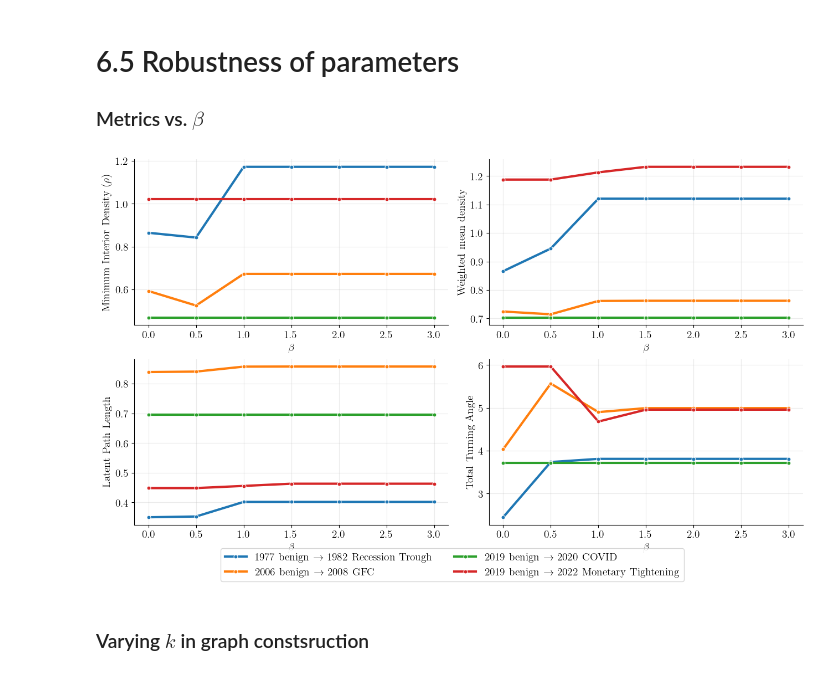
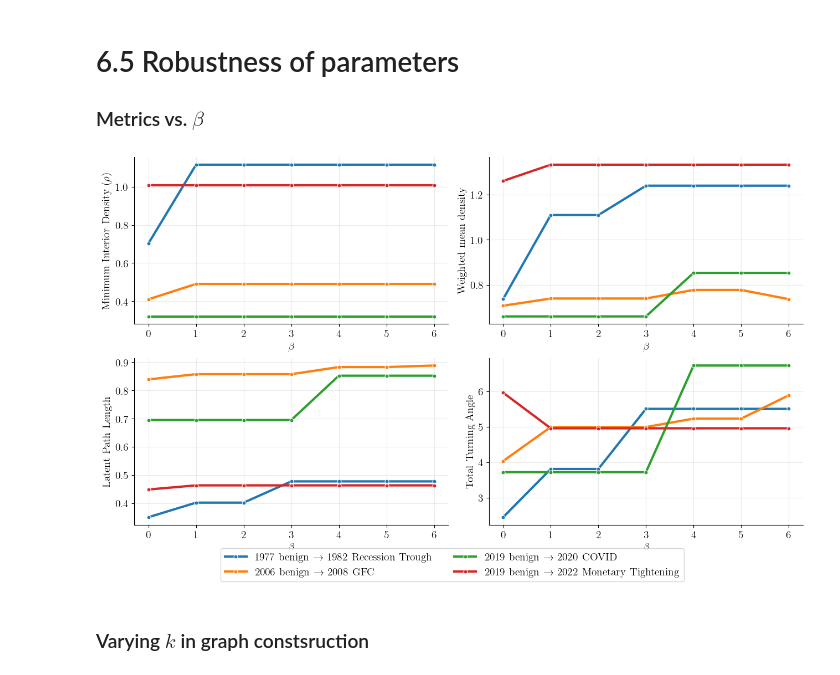
Before and after one commit to adamfowliee/JDKF_Starter, a Jupyter notebook: dissertation_brief/dissertation_results.ipynb, the cells around one changed output. Saved outputs shown, nothing was run; the diff lists cells and outputs as text; code cells hidden in the pictures.

```diff
--- a/dissertation_brief/dissertation_results.ipynb
+++ b/dissertation_brief/dissertation_results.ipynb
@@ -759,21 +823,19 @@ def lift_validation(z_hat, Z):
     dNN, _ = nn.kneighbors(z_hat)
     return dNN
 
-h, med_Dsq, (rho, V, scale) = density_and_bandwidth(Psi)
-
 idx_pairs = {name: (dates.get_loc(pair[0]), dates.get_loc(pair[1])) for name, pair in endpoint_pairs.items()}
 
 lifted_paths = {name: {"LNL": None, "baker": None, "lnl_validation": None, "baker_validation": None, "density": None} for name in idx_pairs.keys()}
 
 for event, (start_idx, end_idx) in idx_pairs.items():
     gamma = linear_path(Psi, start_idx, end_idx, n_grid=10)
-    z_lnl = local_neighbourhood_lifting(Z, Psi, gamma, start_idx, end_idx, m=17, tau=med_Dsq)
+    z_lnl = local_neighbourhood_lifting(Z, Psi, gamma, start_idx, end_idx, m=M_LIFT, tau=TAU)
     z_baker, _ = baker_lift(Z, Psi, start_idx, end_idx)
     lifted_paths[event]["LNL"] = z_lnl
     lifted_paths[event]["baker"] = z_baker
     lifted_paths[event]["lnl_validation"] = lift_validation(z_lnl, Z)
     lifted_paths[event]["baker_validation"] = lift_validation(z_baker, Z)
-    lifted_paths[event]["density"] = latent_density_at_points(gamma, Psi, h, scale)[0]
+    lifted_paths[event]["density"] = latent_density_at_points(gamma, Psi, h_dens_base, density_scale_base)[0]
 # %%
 DZ = squareform(pdist(Z))
 np.fill_diagonal(DZ, np.inf)
@@ -818,8 +880,8 @@ lifted_path_records = []
 
 for event, (start_idx, end_idx) in pairs.items():
     # Graph path
-    idx_graph = graph_path(A_dist_sym, beta=0.0, V=V, start=start_idx, end=end_idx)
-    idx_aware = graph_path(A_dist_sym, beta=BETA, V=V, start=start_idx, end=end_idx)
+    idx_graph = graph_path(A_dist_sym_base, beta=0.0, V=V_base, start=start_idx, end=end_idx)
+    idx_aware = graph_path(A_dist_sym_base, beta=BETA, V=V_base, start=start_idx, end=end_idx)
 
     # PCA path
     n_grid = (len(idx_graph) + len(idx_aware)) // 2
@@ -829,14 +891,12 @@ for event, (start_idx, end_idx) in pairs.items():
     Z_pca_quantile[0] = Z[start_idx]; Z_pca_quantile[-1] = Z[end_idx]     # Can choose to fix PCA endpoints
     Z_pca_real = qt.inverse_transform(Z_pca_quantile)
     pca_lift_val = lift_validation(Z_pca_quantile, Z)
-    start_error = Z_pca_quantile[0] - Z[start_idx]; end_error   = Z_pca_quantile[-1] - Z[end_idx]
-    start_error_norm = np.linalg.norm(start_error); end_error_norm   = np.linalg.norm(end_error)
 
     # Linear lift using LNL
     gamma = linear_path(Psi, start_idx, end_idx, n_grid)
-    rho_lin, V_lin = latent_density_at_points(gamma, Psi, h_dens, scale)
-    Z_lin_quantile = local_neighbourhood_lifting(Z, Psi, gamma, start_idx, end_idx, m=M_LIFT, tau=med_Dsq)
-    Z_lin_real = local_neighbourhood_lifting(Z_real, Psi, gamma, start_idx, end_idx, m=M_LIFT, tau=med_Dsq)
+    rho_lin, V_lin = latent_density_at_points(gamma, Psi, h_dens_base, density_scale_base)
+    Z_lin_quantile = local_neighbourhood_lifting(Z, Psi, gamma, start_idx, end_idx, m=M_LIFT, tau=TAU)
+    Z_lin_real = local_neighbourhood_lifting(Z_real, Psi, gamma, start_idx, end_idx, m=M_LIFT, tau=TAU)
     Z_lin_real_q = qt.inverse_transform(Z_lin_quantile)
     lnl_lift_val = lift_validation(Z_lin_quantile, Z)
 
@@ -864,6 +924,17 @@ transformed_variable_ylabels = {
     "FEDFUNDS": "Monthly change in federal funds rate",
     "CPIAUCSL": "Second log difference of CPI",
 }
+
+transformed_variable_ylabels = {
+    "UNRATE": "Unemployment rate (\%)",
+    "HOUST": "Log housing starts",
+    "S&P 500": "Monthly log change in S\&P 500",
+    "FEDFUNDS": "Monthly change in FED rate (\%)",
+    "CPIAUCSL": "Second log difference of CPI",
+    "BAAFFM": "BAA corporate spread over FED rate (\%)",
+    "CLAIMSx": "Log initial unemployment claims",
+    "VIXCLSx": "VIX index",
+}
 # %%
 for event, selected_vars in event_variables.items():
     event_records = [rec for rec in lifted_path_records if rec["event"] == event]
@@ -940,7 +1011,8 @@ for event, selected_vars in event_variables.items():
                 ax.plot(x, lifted_path[:, var_idx], marker="o", label=path_type, c=c)
 
             ax.set_title(selected_vars[i].replace("&", "\\&"), fontweight='bold')
-            ax.set_ylabel("Returns"); ax.set_xlabel("Path Progression")
+            ax.set_ylabel(transformed_variable_ylabels.get(selected_vars[i], selected_vars[i]))
+            ax.set_xlabel("Path Progression")
 
     handles, labels = axes_flat[0].get_legend_handles_labels()
     fig.legend(handles, labels, loc="lower center", ncol=3, bbox_to_anchor=(0.5, -0.02))
@@ -977,46 +1049,44 @@ delta_metric_names_clean = {
     "delta_total_turning_angle": r"$\Delta \theta_\mathrm{total}$"
 }
 # %%
-leave_one_out = True
-
 beta_records = []
-betas = [0.0, 0.5, 1.0, 1.5, 2.0, 2.5, 3.0]
+betas =  [0, 1, 2, 3, 4, 5, 6]# [0.0, 1.0, 1.5, 2.0, 2.5, 3.0]
 
 for event, (start_idx, end_idx) in pairs.items():
     for beta in betas:
-        idx_graph = graph_path(A_dist_sym, beta=beta, V=V, start=start_idx, end=end_idx)
+        idx_graph = graph_path(A_dist_sym_base, beta=beta, V=V_base, start=start_idx, end=end_idx)
         P = Psi[idx_graph]
-        if leave_one_out: graph_density, _ = loo_graph_density(idx_graph, Psi, h_dens, scale)
-        else: graph_density = rho[idx_graph]
+        if LEAVE_ONE_OUT: graph_density, _ = loo_graph_density(idx_graph, rho_base, density_scale_base)
+        else: graph_density = rho_base[idx_graph]
         interior_density = interior_values(graph_density)
         beta_records.append({"event": event, "beta": beta, "interior_minimum_density": interior_density.min(), "weighted_mean_density": weighted_mean_density(P, graph_density),
                              "latent_path_length": latent_path_length(P), "total_turning_angle": total_turning_angle(P)})
 
 beta_df = pd.DataFrame(beta_records)
 
 beta_df["event_label"] = beta_df["event"].str.replace("->", r"$\rightarrow$")
 
 fig, axes = plt.subplots(2, 2, figsize=ps.FIG_QUAD_WD)
 axes_flat = axes.flatten()
 
 # fig.suptitle(r"Latent path metrics against a changing density penalty $\beta$")
 
 for i, metric in enumerate(metrics):
     sns.lineplot(data=beta_df, x='beta', y=metric, hue='event_label', marker='o', palette='tab10', ax=axes_flat[i], legend=(i == 0))
     axes_flat[i].set_ylabel(metric_names_clean.get(metric, metric))
     axes_flat[i].set_xlabel(r"$\beta$")
 
 handles, labels = axes_flat[0].get_legend_handles_labels()
 axes_flat[0].get_legend().remove()
 
 fig.legend(handles, labels, loc="lower center", ncol=2, bbox_to_anchor=(0.5, 0.01))
 
 plt.tight_layout()
 plt.subplots_adjust(bottom=0.15)
 plt.savefig("./figures/beta_vary_metrics.pdf")
 plt.show()
 # %% [output]
-[figure, old version]
+[figure, new version]
 # %% [markdown]
 ### Varying $k$ in graph constsruction
 # %%
```
Also changed, not shown: parts of 32 cells of this notebook, 20 other files.
